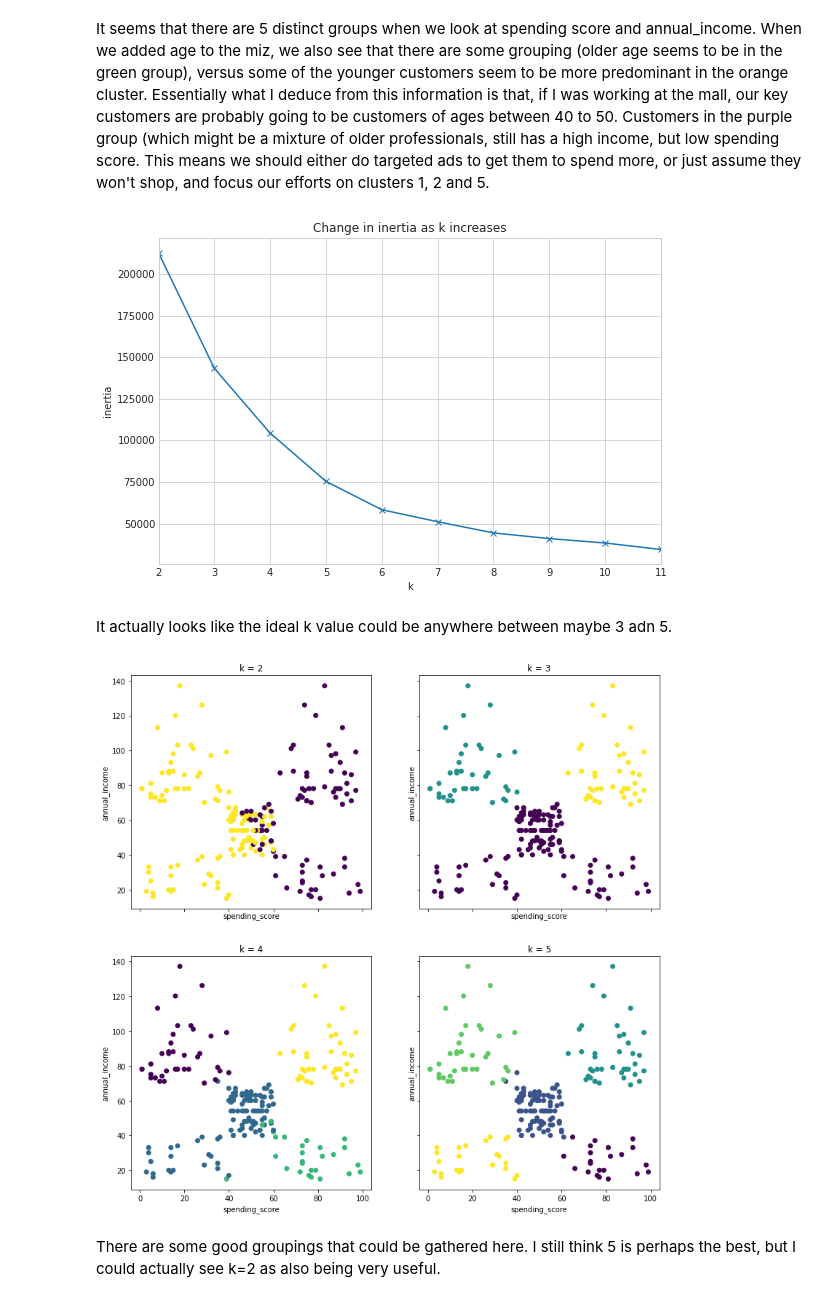
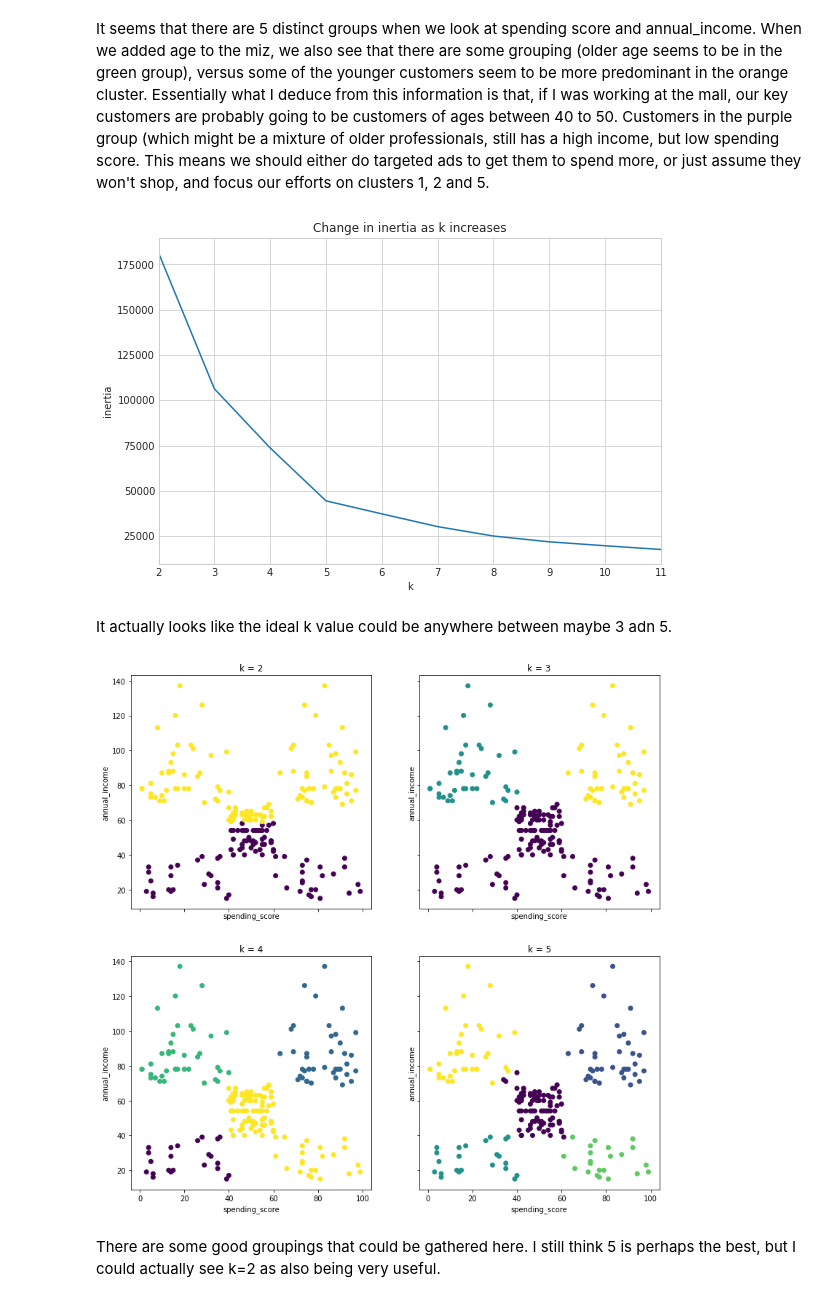
Before and after one commit to guedanie/ds-methodologies-exercises, a Jupyter notebook: clustering/modeling.ipynb, the cells around one changed output. Saved outputs shown, nothing was run; the diff lists cells and outputs as text; code cells hidden in the pictures.

```diff
--- a/clustering/modeling.ipynb
+++ b/clustering/modeling.ipynb
@@ -134,7 +134,7 @@ df.head()
 # %% [markdown]
 We will try to clusters the data using only the continous variables (sans "customer_id").
 # %%
-X = df.drop(columns=["customer_id", "gender"])
+X = df.drop(columns=["customer_id", "gender", "age"])
 # %%
 # We will run through the model without scaling the data
 
@@ -150,15 +150,15 @@ It seems that there are 5 distinct groups when we look at spending score and ann
 # %%
 # We will confirm using the "elbow curve"
 
 with plt.style.context('seaborn-whitegrid'):
     plt.figure(figsize=(9, 6))
-    pd.Series({k: KMeans(k).fit(X).inertia_ for k in range(2, 12)}).plot(marker='x')
+    pd.Series({k: KMeans(k).fit(X).inertia_ for k in range(2, 12)}).plot()
     plt.xticks(range(2, 12))
     plt.xlabel('k')
     plt.ylabel('inertia')
     plt.title('Change in inertia as k increases')
 # %% [output]
-[figure, old version]
+[figure, new version]
 # %% [markdown]
 It actually looks like the ideal k value could be anywhere between maybe 3 adn 5.
 # %%
@@ -169,7 +169,7 @@ for ax, k in zip(axs.ravel(), range(2, 6)):
     ax.scatter(X.spending_score, X.annual_income, c=clusters)
     ax.set(title='k = {}'.format(k), xlabel='spending_score', ylabel='annual_income')
 # %% [output]
-[figure, old version]
+[figure, new version]
 # %% [markdown]
 There are some good groupings that could be gathered here. I still think 5 is perhaps the best, but I could actually see k=2 as also being very useful.
 # %% [markdown]
```
Also changed, not shown: parts of 8 cells of this notebook.
